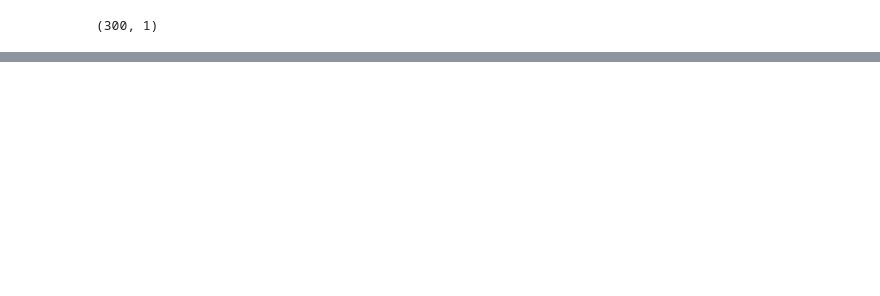
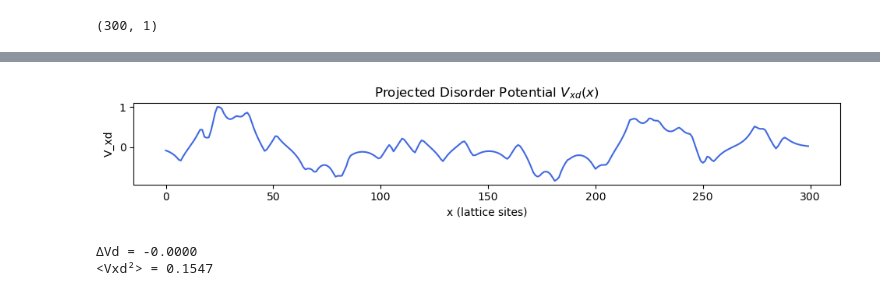
Before and after one commit to polianahp/Nonlocality-of-local-Andreev-conductances-as-a-probe-for-topological-Majorana-wires, a Jupyter notebook: disorder_testing.ipynb, the cells around one changed output, grey strips where cells are left out. Cells and saved outputs as stored; diff of their text form; code cells hidden in the pictures; blank space fills up the shorter version.

```diff
--- a/disorder_testing.ipynb
+++ b/disorder_testing.ipynb
@@ -240,8 +240,34 @@ print(f"<Vxd²> = {VarVd:.4f}")
 # %%
 dir = '/home/pseudonym/code/Nonlocal_Conductance/Nonlocality-of-local-Andreev-conductances-as-a-probe-for-topological-Majorana-wires/Run_Files'
-pth = Path(dir, 'Tdis.npz')
+pth = Path(dir, 'Vdis4.npz')
 np.savez(pth, Vdisx = Vxd)
 # %%
 import helpers as hp
 
 dataloaded = hp.initialize_vdis_from_data(pth)
+
+# ======================================================================
+# 6. 1D projection: Vxd = sum_y Vdis(x, y) * Y0(y)
+# ======================================================================
+Y0 = np.ones(Ny)
+Vxd = dataloaded#np.array([np.dot(Vdis[ii, :], Y0) for ii in range(Nx)])
+Vxd = Vxd/np.max(np.abs(Vxd))
+
+plt.figure(figsize=(10, 2))
+plt.plot(np.arange(Nx), Vxd, color='royalblue')
+plt.xlabel("x (lattice sites)")
+plt.ylabel("V_xd")
+plt.title("Projected Disorder Potential $V_{xd}(x)$")
+plt.gca().set_aspect('auto')
+plt.tight_layout()
+plt.show()
+
+# mean and variance
+DeltaVd = np.mean(Vxd)
+VarVd = np.mean(Vxd**2)
+print(f"ΔVd = {DeltaVd:.4f}")
+print(f"<Vxd²> = {VarVd:.4f}")
+# %% [output]
+[figure, added]
+ΔVd = -0.0000
+<Vxd²> = 0.1547
```
Also changed, not shown: parts of 4 cells of this notebook, 5 other files.
